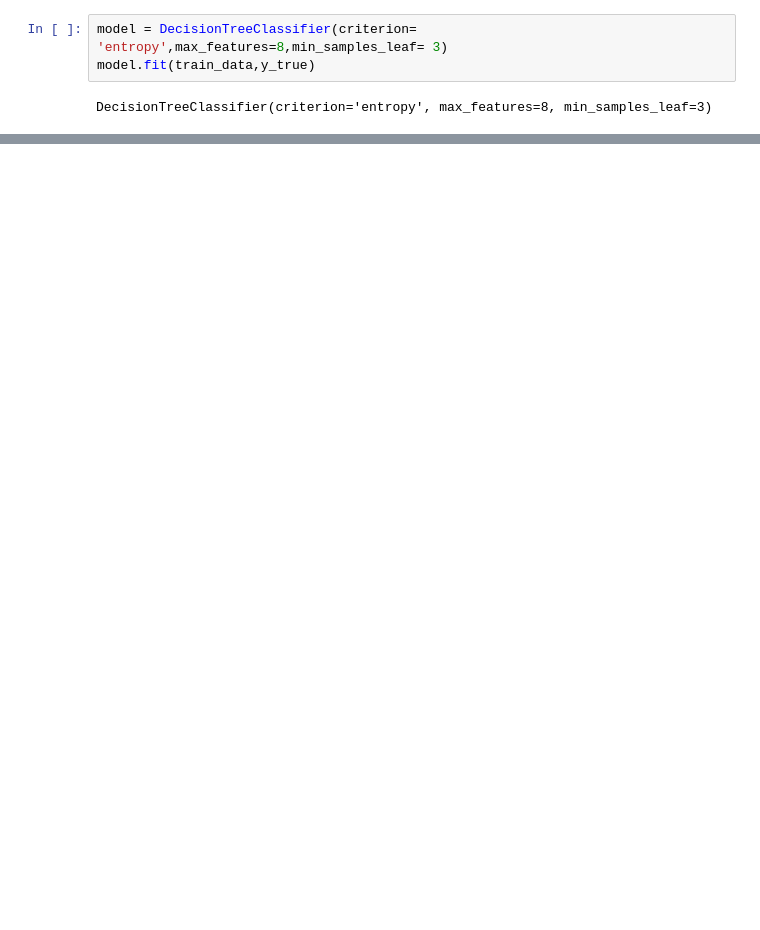
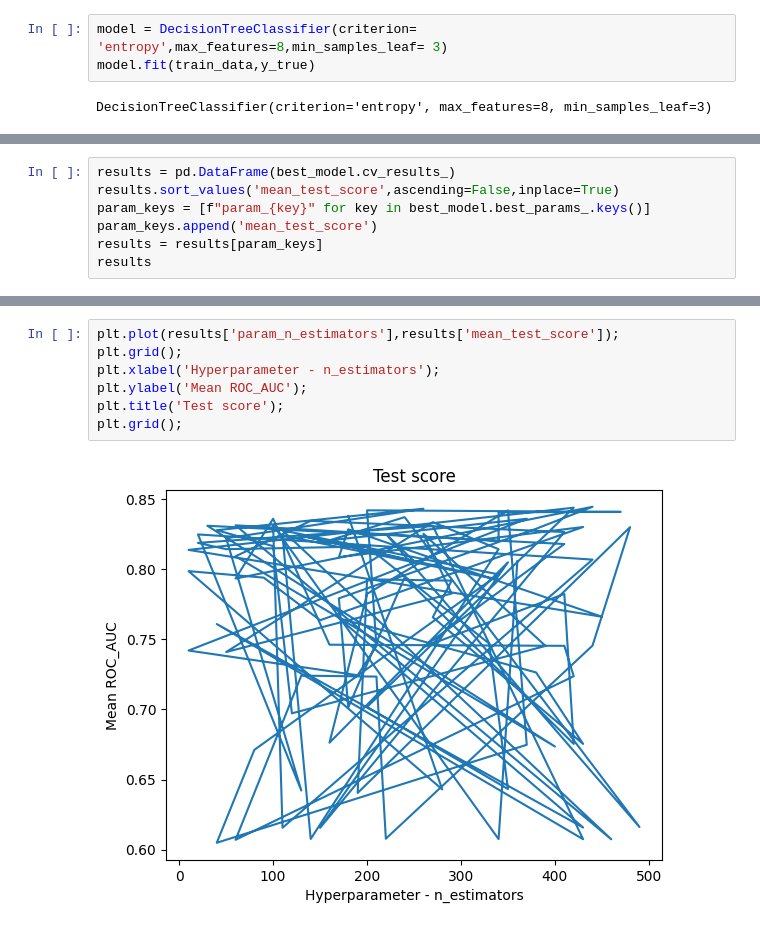
Before and after one commit to slord2k2/Machine-learning-101, a Jupyter notebook: Project 1 - Amazon.com - Employee Access/Dataset for the project/Model.ipynb, the cells around one changed output, grey strips where cells are left out. Cells and saved outputs as stored; diff of their text form; blank space fills up the shorter version.

```diff
--- a/Project 1 - Amazon.com - Employee Access/Dataset for the project/Model.ipynb
+++ b/Project 1 - Amazon.com - Employee Access/Dataset for the project/Model.ipynb
@@ -509,0 +525,7 @@ print(x)
+# %%
+results = pd.DataFrame(best_model.cv_results_)
+results.sort_values('mean_test_score',ascending=False,inplace=True)
+param_keys = [f"param_{key}" for key in best_model.best_params_.keys()]
+param_keys.append('mean_test_score')
+results = results[param_keys]
+results
@@ -511,0 +634,9 @@ Random Forest
+# %%
+plt.plot(results['param_n_estimators'],results['mean_test_score']);
+plt.grid();
+plt.xlabel('Hyperparameter - n_estimators');
+plt.ylabel('Mean ROC_AUC');
+plt.title('Test score');
+plt.grid();
+# %% [output]
+[figure, added]
```
Also changed, not shown: parts of 44 cells of this notebook, 10 other files.
